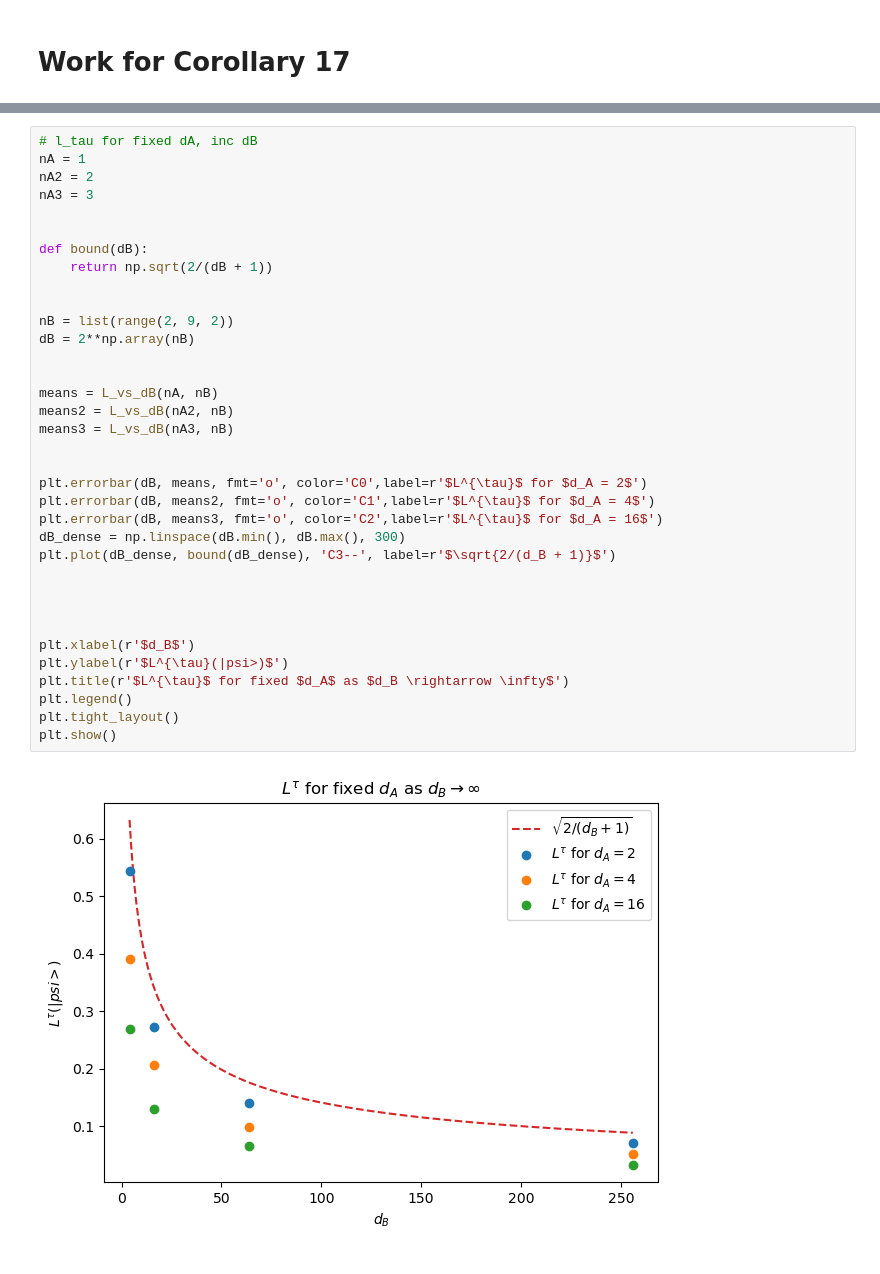
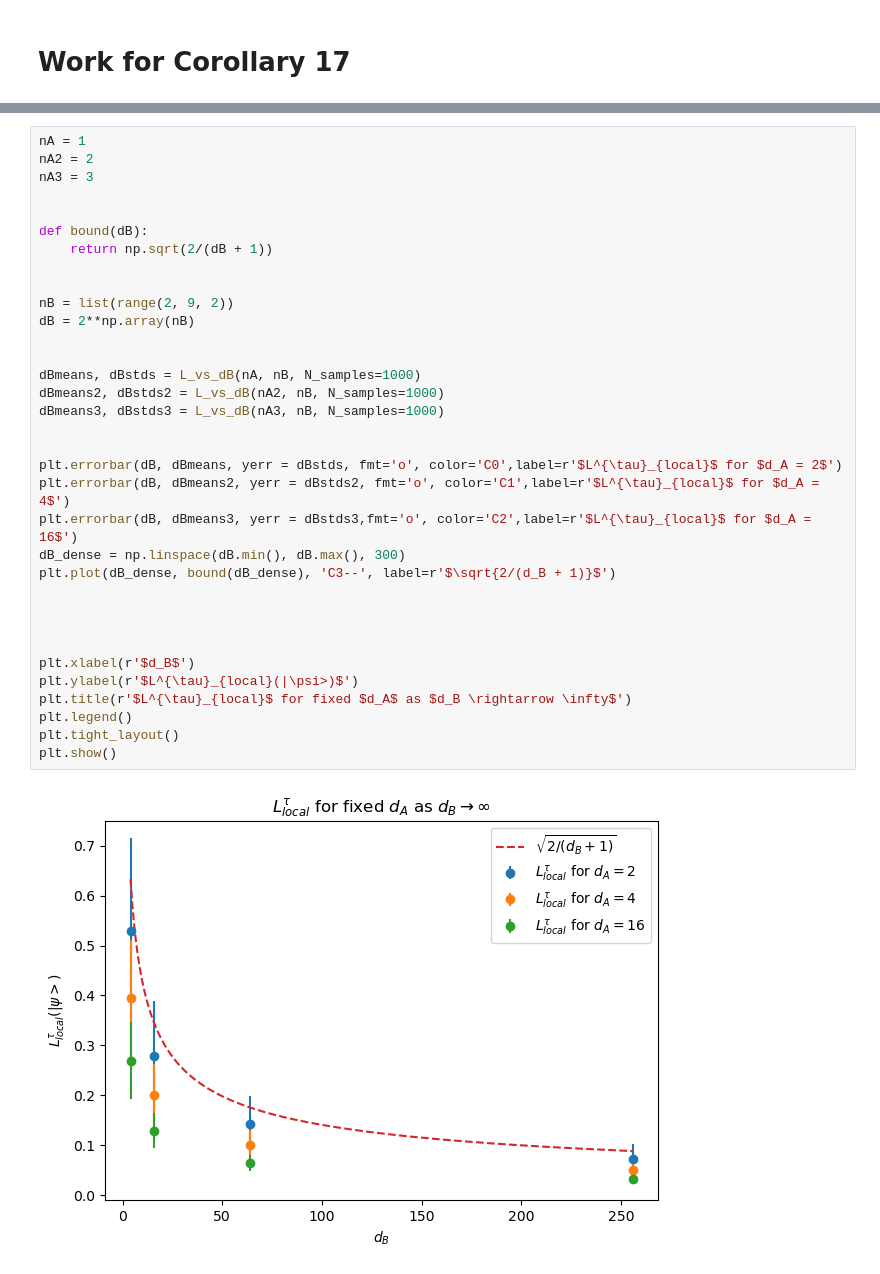
Before and after one commit to abbievaughanlee/localizable_entanglement, a Jupyter notebook: concentration_inequalities/localizable_entanglement_numerics.ipynb, the cells around one changed output, grey strips where cells are left out. Saved outputs shown, nothing was run; the diff lists cells and outputs as text.

Commit message:
Finalized graphs for corollary 17

```diff
--- a/concentration_inequalities/localizable_entanglement_numerics.ipynb
+++ b/concentration_inequalities/localizable_entanglement_numerics.ipynb
@@ -428,37 +436,36 @@ plt.show()
 # %%
-# l_tau for fixed dA, inc dB
 nA = 1
 nA2 = 2
 nA3 = 3
 
 
 def bound(dB):
     return np.sqrt(2/(dB + 1))
 
 
 nB = list(range(2, 9, 2))
 dB = 2**np.array(nB)
 
 
-means = L_vs_dB(nA, nB)
-means2 = L_vs_dB(nA2, nB)
-means3 = L_vs_dB(nA3, nB)
+dBmeans, dBstds = L_vs_dB(nA, nB, N_samples=1000)
+dBmeans2, dBstds2 = L_vs_dB(nA2, nB, N_samples=1000)
+dBmeans3, dBstds3 = L_vs_dB(nA3, nB, N_samples=1000)
 
 
-plt.errorbar(dB, means, fmt='o', color='C0',label=r'$L^{\tau}$ for $d_A = 2$')
-plt.errorbar(dB, means2, fmt='o', color='C1',label=r'$L^{\tau}$ for $d_A = 4$')
-plt.errorbar(dB, means3, fmt='o', color='C2',label=r'$L^{\tau}$ for $d_A = 16$')
+plt.errorbar(dB, dBmeans, yerr = dBstds, fmt='o', color='C0',label=r'$L^{\tau}_{local}$ for $d_A = 2$')
+plt.errorbar(dB, dBmeans2, yerr = dBstds2, fmt='o', color='C1',label=r'$L^{\tau}_{local}$ for $d_A = 4$')
+plt.errorbar(dB, dBmeans3, yerr = dBstds3,fmt='o', color='C2',label=r'$L^{\tau}_{local}$ for $d_A = 16$')
 dB_dense = np.linspace(dB.min(), dB.max(), 300)
 plt.plot(dB_dense, bound(dB_dense), 'C3--', label=r'$\sqrt{2/(d_B + 1)}$')
 
 
 
 
 plt.xlabel(r'$d_B$')
-plt.ylabel(r'$L^{\tau}(|psi>)$')
-plt.title(r'$L^{\tau}$ for fixed $d_A$ as $d_B \rightarrow \infty$')
+plt.ylabel(r'$L^{\tau}_{local}(|\psi>)$')
+plt.title(r'$L^{\tau}_{local}$ for fixed $d_A$ as $d_B \rightarrow \infty$')
 plt.legend()
 plt.tight_layout()
 plt.show()
 # %% [output]
-[figure, old version]
+[figure, new version]
```
Also changed, not shown: parts of 7 cells of this notebook, 17 other files.
